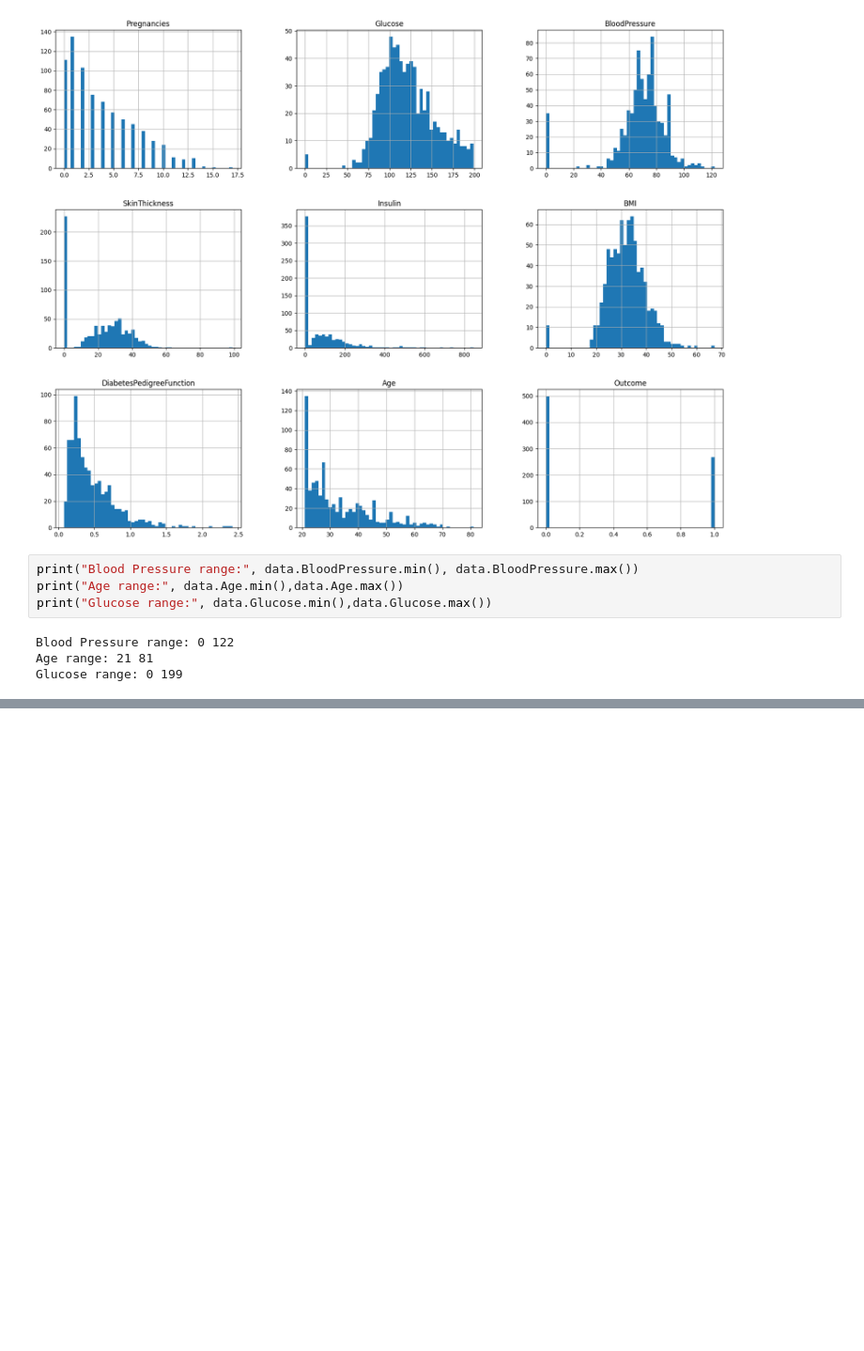
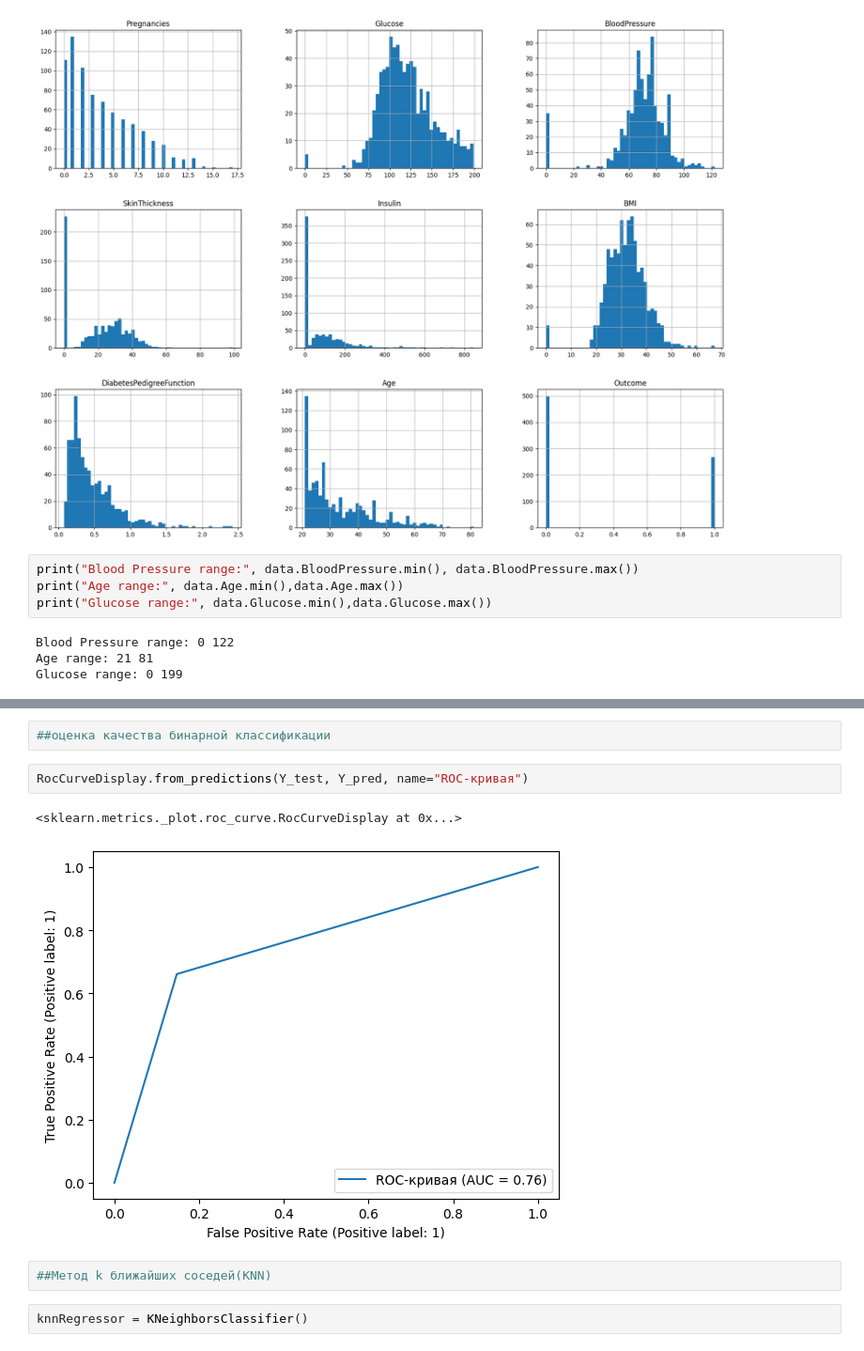
Before and after one commit to Akloni1/2_Lab_ML, a Jupyter notebook: Karpukhin_2Lab.ipynb, the cells around one changed output, grey strips where cells are left out. Shown at 94% size. Cells and saved outputs as stored; diff of their text form; blank space fills up the shorter version.

```diff
--- a/Karpukhin_2Lab.ipynb
+++ b/Karpukhin_2Lab.ipynb
@@ -892,0 +386,11 @@ Name: Target, Length: 32561, dtype: int64
+# %%
+##оценка качества бинарной классификации
+# %%
+RocCurveDisplay.from_predictions(Y_test, Y_pred, name="ROC-кривая")
+# %% [output]
+<sklearn.metrics._plot.roc_curve.RocCurveDisplay at 0x...>
+[figure, added]
+# %%
+##Метод k ближайших соседей(KNN)
+# %%
+knnRegressor = KNeighborsClassifier()
```
Also changed, not shown: parts of 154 cells of this notebook, 15 other files.
